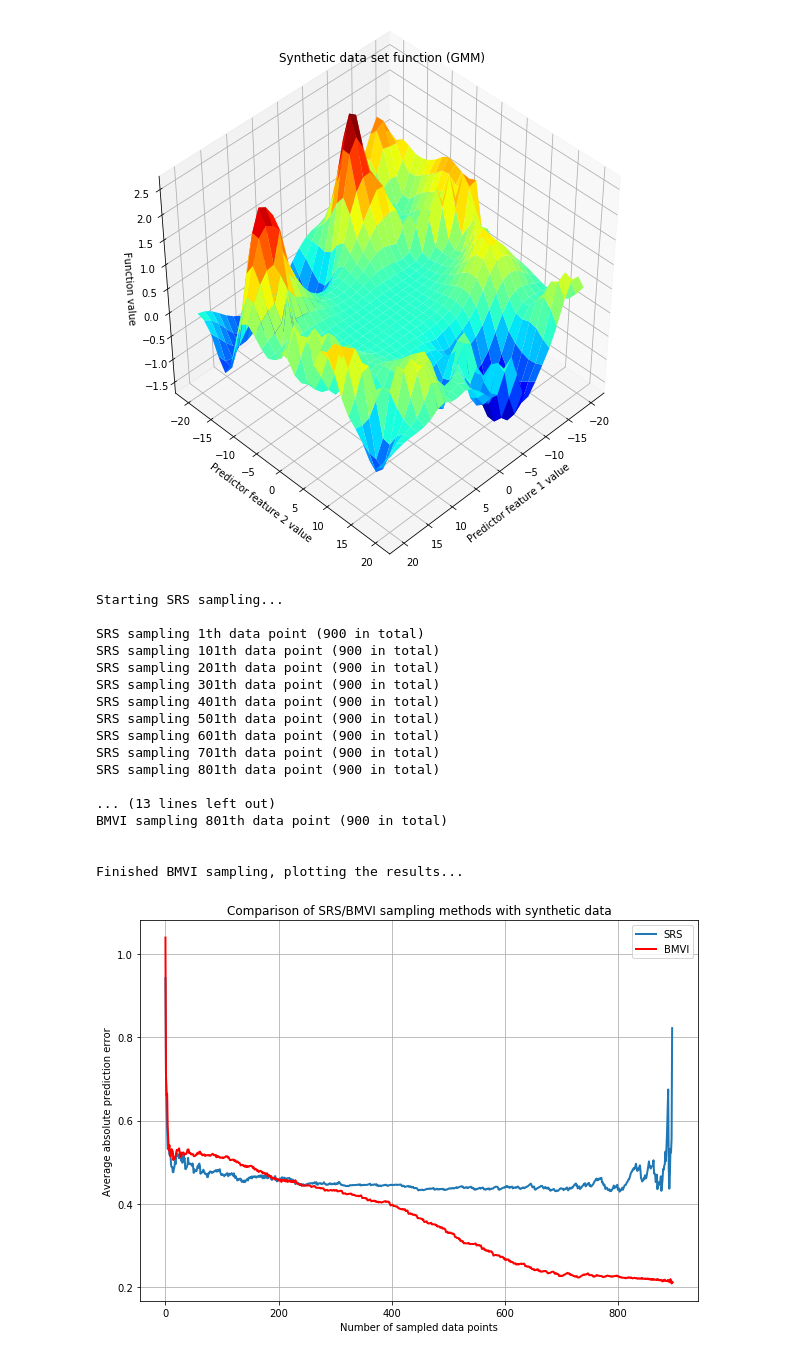
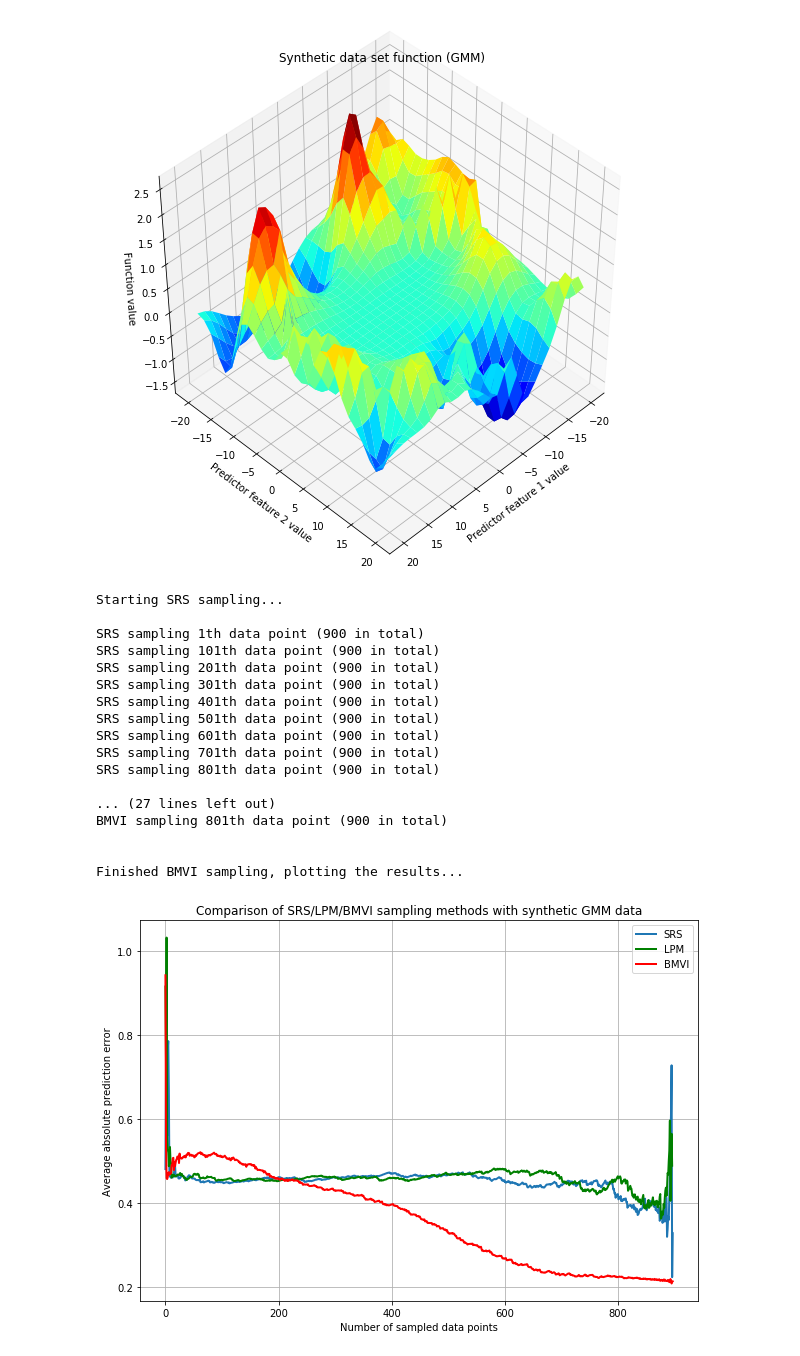
Before and after one commit to jjepsuomi/Bayesian-maximum-variance-inclusion, a Jupyter notebook: sampling_demo.ipynb, the cells around one changed output. Drawn from its saved outputs; the diff is of its cells as text; code cells hidden in the pictures.

```diff
--- a/sampling_demo.ipynb
+++ b/sampling_demo.ipynb
@@ -50,44 +54,50 @@ ax.view_init(azim=45, elev=45)
 plt.show()
 # %% [output]
 [figure]
+# %%
+# STEP 3: Implement SRS and BMVI sampling with the synthetic data using RLS prediction model.
+
+# Do sampling.
+print("Starting SRS sampling...\n")
+SRS_inclusion_index_set, SRS_generalization_error_list = SRS(X, y, len(y))
+print("Finished SRS sampling.\n")
+print("Starting LPM sampling...\n")
+initial_inclusion_probabilities = 0.99
+LPM_inclusion_index_set, LPM_generalization_error_list = LPM(X, y, len(y), initial_inclusion_probabilities)
+print("Finished LPM sampling.\n")
+print("Starting BMVI sampling...\n")
+BMVI_inclusion_index_set, BMVI_generalization_error_list = BMVI(X, y, len(y))
+print("Finished BMVI sampling, plotting the results...\n")
+# %% [output]
+Starting SRS sampling...
+
+SRS sampling 1th data point (900 in total)
+SRS sampling 101th data point (900 in total)
+SRS sampling 201th data point (900 in total)
+SRS sampling 301th data point (900 in total)
+SRS sampling 401th data point (900 in total)
+SRS sampling 501th data point (900 in total)
+SRS sampling 601th data point (900 in total)
+SRS sampling 701th data point (900 in total)
+SRS sampling 801th data point (900 in total)
+
+... (27 lines left out)
+BMVI sampling 801th data point (900 in total)
+
+
+Finished BMVI sampling, plotting the results...
 # %%
-# STEP 3: Implement SRS and BMVI sampling with the synthetic data using RLS prediction model.
-
-# Do sampling.
-print("Starting SRS sampling...\n")
-SRS_inclusion_index_set, SRS_generalization_error_list = SRS(X, y, len(y))
-print("Finished SRS sampling.\n")
-print("Starting BMVI sampling...\n")
-BMVI_inclusion_index_set, BMVI_generalization_error_list = BMVI(X, y, len(y))
-print("Finished BMVI sampling, plotting the results...\n")
-
-# Plot the sampling performance results.
+# STEP 4: Plot the sampling performance results.
 fig = plt.figure(figsize=(10, 7))
 plt.plot(range(0, len(SRS_generalization_error_list)), SRS_generalization_error_list, linewidth=2)
+plt.plot(range(0, len(LPM_generalization_error_list)), LPM_generalization_error_list, 'g', linewidth=2)
 plt.plot(range(0, len(BMVI_generalization_error_list)), BMVI_generalization_error_list, 'r', linewidth=2)
 plt.grid(True)
 ax = plt.gca()
 ax.set_xlabel('Number of sampled data points')
 ax.set_ylabel('Average absolute prediction error')
-ax.set_title('Comparison of SRS/BMVI sampling methods with synthetic data')
-ax.legend(('SRS', 'BMVI'))
+ax.set_title('Comparison of SRS/LPM/BMVI sampling methods with synthetic GMM data')
+ax.legend(('SRS', 'LPM', 'BMVI'))
 plt.show()
 # %% [output]
-Starting SRS sampling...
-
-SRS sampling 1th data point (900 in total)
-SRS sampling 101th data point (900 in total)
-SRS sampling 201th data point (900 in total)
-SRS sampling 301th data point (900 in total)
-SRS sampling 401th data point (900 in total)
-SRS sampling 501th data point (900 in total)
-SRS sampling 601th data point (900 in total)
-SRS sampling 701th data point (900 in total)
-SRS sampling 801th data point (900 in total)
-
-... (13 lines left out)
-BMVI sampling 801th data point (900 in total)
-
-
-Finished BMVI sampling, plotting the results...
-[figure, old version]
+[figure, new version]
```
Also changed, not shown: parts of 1 cell of this notebook, 3 other files.
